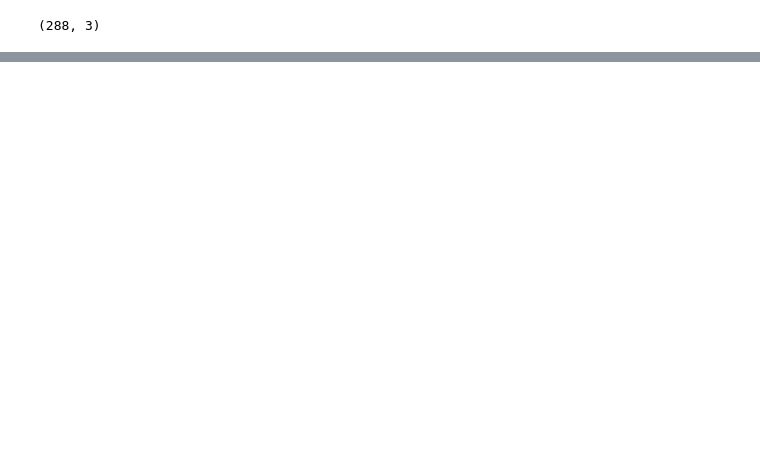
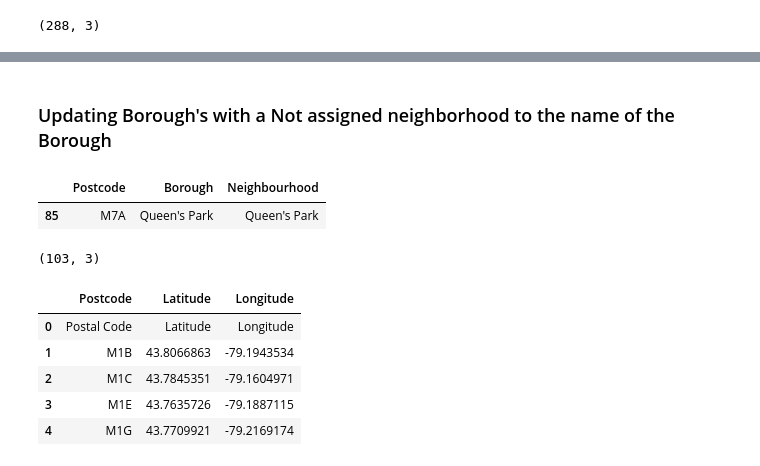
Before and after one commit to derickcity/Capstone-IBM-DS, a Jupyter notebook: Capstone Project Notebook.ipynb, the cells around one changed output, grey strips where cells are left out. Saved outputs shown, nothing was run; the diff lists cells and outputs as text; code cells hidden in the pictures; blank space fills up the shorter version.

```diff
--- a/Capstone Project Notebook.ipynb
+++ b/Capstone Project Notebook.ipynb
@@ -148,0 +168,2 @@ df.shape
+# %% [markdown]
+### Updating Borough's with a Not assigned neighborhood to the name of the Borough
@@ -148,0 +175,10 @@ df.shape
+# %%
+#confirming that the Not assigned neighbourhoods have been updated
+df[df['Borough'] == 'Queen\'s Park']
+# %% [output]
+|  | Postcode | Borough | Neighbourhood |
+| 85 | M7A | Queen's Park | Queen's Park |
+# %%
+df.shape
+# %% [output]
+(103, 3)
@@ -148,0 +187,13 @@ df.shape
+# %%
+#importing Geospatial_Coordinates.csv
+df2 = pd.read_csv(body, header=None)
+#rename original columns of df2
+df2.columns = (['Postcode', 'Latitude', 'Longitude'])
+df2.head()
+# %% [output]
+|  | Postcode | Latitude | Longitude |
+| 0 | Postal Code | Latitude | Longitude |
+| 1 | M1B | 43.8066863 | -79.1943534 |
+| 2 | M1C | 43.7845351 | -79.1604971 |
+| 3 | M1E | 43.7635726 | -79.1887115 |
+| 4 | M1G | 43.7709921 | -79.2169174 |
```
Also changed, not shown: parts of 12 cells of this notebook.
